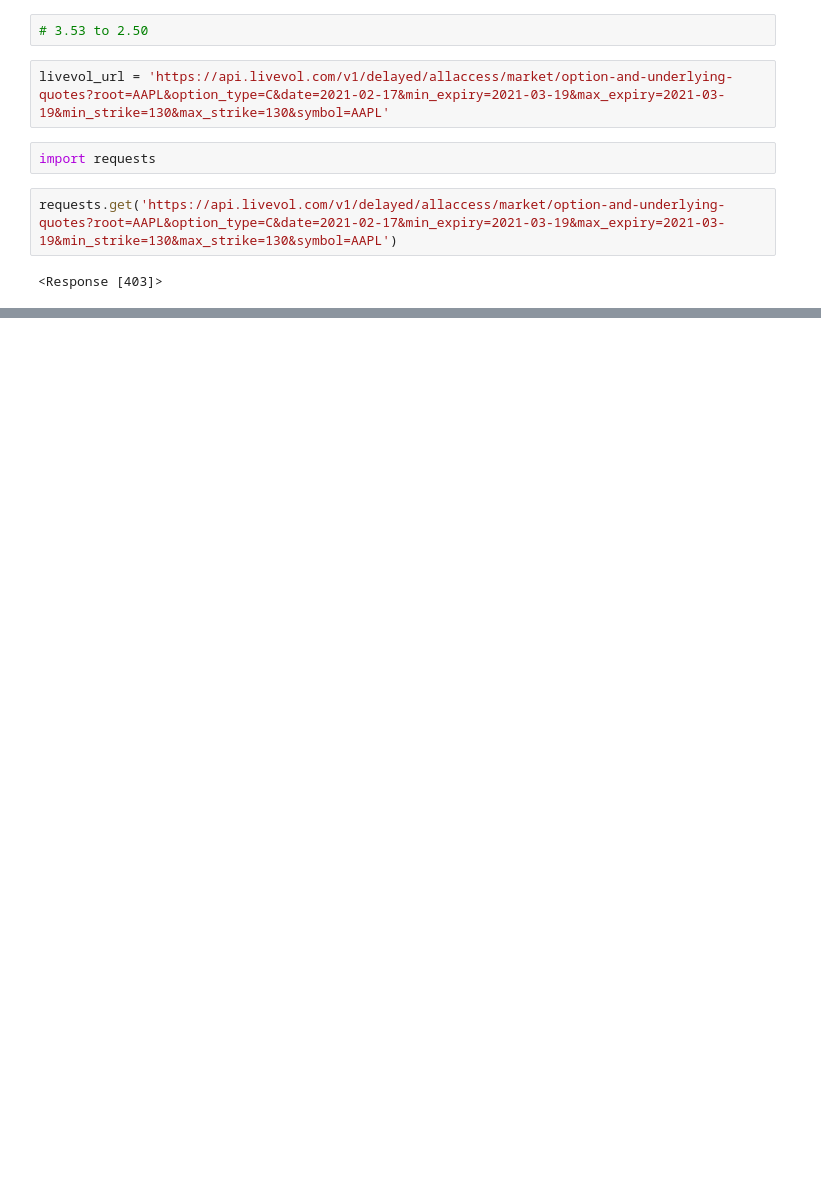
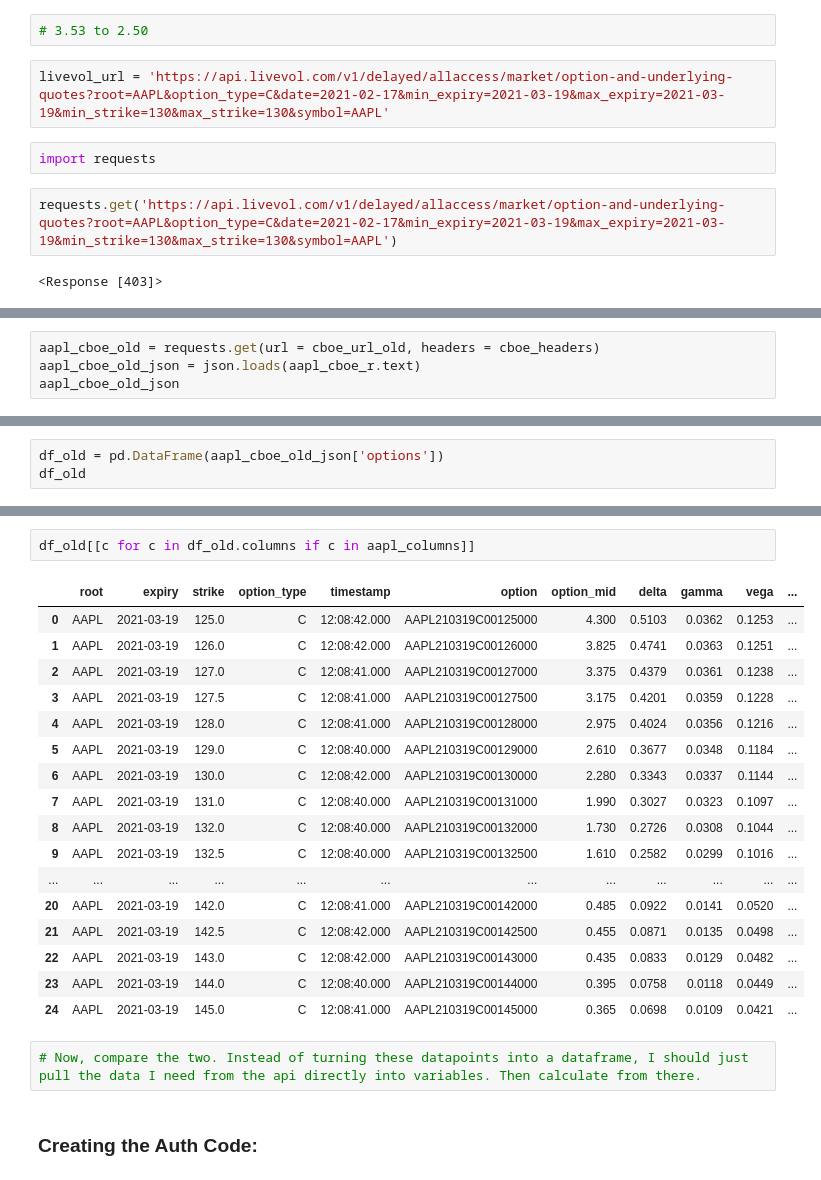
Before and after one commit to lukewbecker/algo-trading-training, a Jupyter notebook: goat_data.ipynb, the cells around one changed output, grey strips where cells are left out. Saved outputs shown, nothing was run; the diff lists cells and outputs as text; blank space fills up the shorter version.

```diff
--- a/goat_data.ipynb
+++ b/goat_data.ipynb
@@ -150,0 +283,4 @@ requests.get('https://api.livevol.com/v1/delayed/allaccess/market/option-and-und
+# %%
+aapl_cboe_old = requests.get(url = cboe_url_old, headers = cboe_headers)
+aapl_cboe_old_json = json.loads(aapl_cboe_r.text)
+aapl_cboe_old_json
@@ -150,0 +309,3 @@ requests.get('https://api.livevol.com/v1/delayed/allaccess/market/option-and-und
+# %%
+df_old = pd.DataFrame(aapl_cboe_old_json['options'])
+df_old
@@ -150,0 +331,24 @@ requests.get('https://api.livevol.com/v1/delayed/allaccess/market/option-and-und
+# %%
+df_old[[c for c in df_old.columns if c in aapl_columns]]
+# %% [output]
+|  | root | expiry | strike | option_type | timestamp | option | option_mid | delta | gamma | vega | ... |
+| 0 | AAPL | 2021-03-19 | 125.0 | C | 12:08:42.000 | AAPL210319C00125000 | 4.300 | 0.5103 | 0.0362 | 0.1253 | ... |
+| 1 | AAPL | 2021-03-19 | 126.0 | C | 12:08:42.000 | AAPL210319C00126000 | 3.825 | 0.4741 | 0.0363 | 0.1251 | ... |
+| 2 | AAPL | 2021-03-19 | 127.0 | C | 12:08:41.000 | AAPL210319C00127000 | 3.375 | 0.4379 | 0.0361 | 0.1238 | ... |
+| 3 | AAPL | 2021-03-19 | 127.5 | C | 12:08:41.000 | AAPL210319C00127500 | 3.175 | 0.4201 | 0.0359 | 0.1228 | ... |
+| 4 | AAPL | 2021-03-19 | 128.0 | C | 12:08:41.000 | AAPL210319C00128000 | 2.975 | 0.4024 | 0.0356 | 0.1216 | ... |
+| 5 | AAPL | 2021-03-19 | 129.0 | C | 12:08:40.000 | AAPL210319C00129000 | 2.610 | 0.3677 | 0.0348 | 0.1184 | ... |
+| 6 | AAPL | 2021-03-19 | 130.0 | C | 12:08:42.000 | AAPL210319C00130000 | 2.280 | 0.3343 | 0.0337 | 0.1144 | ... |
+| 7 | AAPL | 2021-03-19 | 131.0 | C | 12:08:40.000 | AAPL210319C00131000 | 1.990 | 0.3027 | 0.0323 | 0.1097 | ... |
+| 8 | AAPL | 2021-03-19 | 132.0 | C | 12:08:40.000 | AAPL210319C00132000 | 1.730 | 0.2726 | 0.0308 | 0.1044 | ... |
+| 9 | AAPL | 2021-03-19 | 132.5 | C | 12:08:40.000 | AAPL210319C00132500 | 1.610 | 0.2582 | 0.0299 | 0.1016 | ... |
+| ... | ... | ... | ... | ... | ... | ... | ... | ... | ... | ... | ... |
+| 20 | AAPL | 2021-03-19 | 142.0 | C | 12:08:41.000 | AAPL210319C00142000 | 0.485 | 0.0922 | 0.0141 | 0.0520 | ... |
+| 21 | AAPL | 2021-03-19 | 142.5 | C | 12:08:42.000 | AAPL210319C00142500 | 0.455 | 0.0871 | 0.0135 | 0.0498 | ... |
+| 22 | AAPL | 2021-03-19 | 143.0 | C | 12:08:42.000 | AAPL210319C00143000 | 0.435 | 0.0833 | 0.0129 | 0.0482 | ... |
+| 23 | AAPL | 2021-03-19 | 144.0 | C | 12:08:40.000 | AAPL210319C00144000 | 0.395 | 0.0758 | 0.0118 | 0.0449 | ... |
+| 24 | AAPL | 2021-03-19 | 145.0 | C | 12:08:41.000 | AAPL210319C00145000 | 0.365 | 0.0698 | 0.0109 | 0.0421 | ... |
+# %%
+# Now, compare the two. Instead of turning these datapoints into a dataframe, I should just pull the data I need from the api directly into variables. Then calculate from there.
+# %% [markdown]
+### Creating the Auth Code:
```
Also changed, not shown: parts of 51 cells of this notebook.
